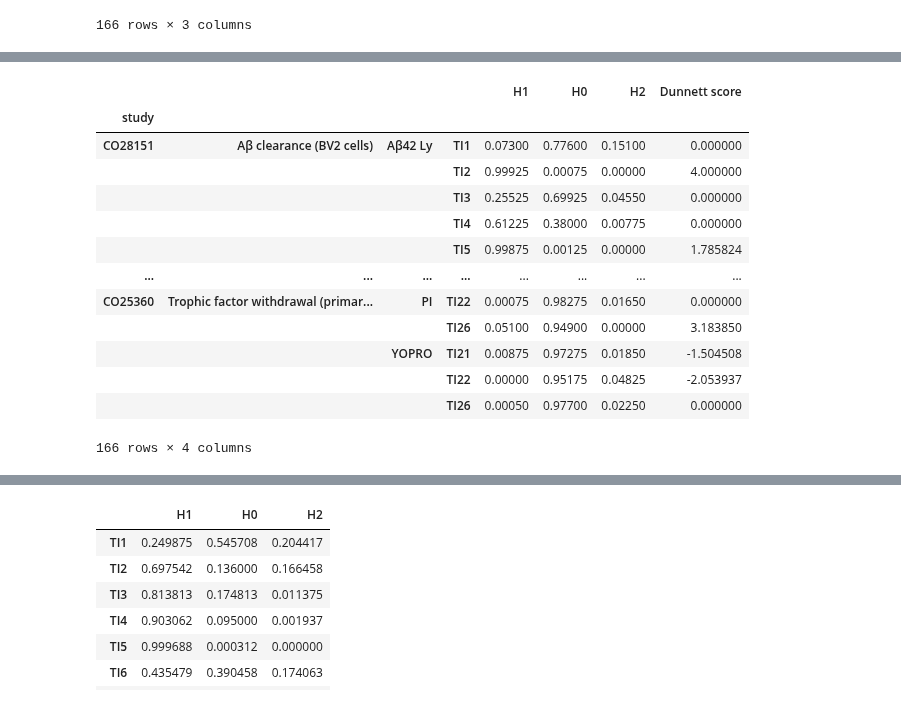
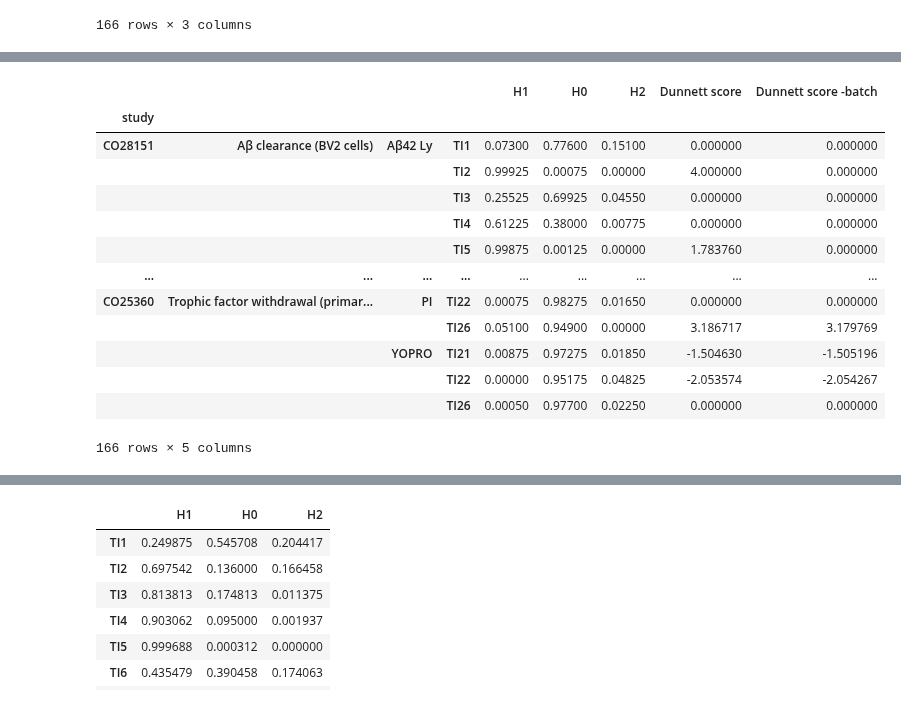
Before and after one commit to attilagk/CTNS-notebook, a Jupyter notebook: 2024-03-04-cell-bayes-vs-frequentist/2024-03-04-cell-bayes-vs-frequentist.ipynb, the cells around one changed output, grey strips where cells are left out. Drawn from its saved outputs; the diff is of its cells as text; code cells hidden in the pictures.

```diff
--- a/2024-03-04-cell-bayes-vs-frequentist/2024-03-04-cell-bayes-vs-frequentist.ipynb
+++ b/2024-03-04-cell-bayes-vs-frequentist/2024-03-04-cell-bayes-vs-frequentist.ipynb
@@ -140,8 +140,8 @@ def dunnett_aggregation(res, H1_increase=False):
 fpath = '../../resources/cell-based-assays/ideal-effects.csv'
 H1_increase_df = pd.read_csv(fpath, index_col=['experiment (nice)', 'assay (nice)'], usecols=['experiment (nice)', 'assay (nice)', 'H1_increase'])
 
-def my_dunnett(study, experiment, assay, TI, data=data, control_conc_log10=-9, return_summary=False, aggregate=True, H1_increase_df=H1_increase_df):
-    df = cba.extract_regr_data(study, experiment, assay, TI, data, return_data_reshaped=True)
+def my_dunnett(study, experiment, assay, TI, data=data, batch_corr=True, control_conc_log10=-9, return_summary=False, aggregate=True, H1_increase_df=H1_increase_df):
+    df = cba.extract_regr_data(study, experiment, assay, TI, data, return_data_reshaped=True, batch_corr=batch_corr)
     if df is None:
         return(None)
     gb = df.groupby('conc_log10')
@@ -243,9 +243,9 @@ P
 |  |  |  | TI26 | 0.00050 | 0.97700 | 0.02250 |
 166 rows × 3 columns
 # %%
-def main_dunnett(study, experiment, assay, TI, data=data, aggregate=True):
+def main_dunnett(study, experiment, assay, TI, data=data, aggregate=True, batch_corr=True):
     try:
-        val = my_dunnett(study, experiment, assay, TI, data=data, aggregate=aggregate)
+        val = my_dunnett(study, experiment, assay, TI, data=data, aggregate=aggregate, batch_corr=batch_corr)
     except Exception:
     #except (KeyError, AttributeError, error):
         val = None
@@ -283,2 +283,6 @@ CO25360  Trophic factor withdrawal (primary neurons)  PI       TI22    0.000000
                                                                TI26    0.000000
 Length: 166, dtype: float64
+# %%
+l = [main_dunnett(*x, aggregate=True, batch_corr=False) for x in P.index]
+Dunnett_s_nocorr = pd.Series(l, index=P.index)
+Dunnett_s_nocorr
@@ -285,19 +317,19 @@ Length: 166, dtype: float64
 # %%
-results = pd.concat([P, Dunnett_s.to_frame('Dunnett score')], axis=1)
+results = pd.concat([P, Dunnett_s.to_frame('Dunnett score'), Dunnett_s_nocorr.to_frame('Dunnett score -batch')], axis=1)
 results
 # %% [output]
-|  |  |  |  | H1 | H0 | H2 | Dunnett score |
-| study |  |  |  |  |  |  |  |
-| CO28151 | Aβ clearance (BV2 cells) | Aβ42 Ly | TI1 | 0.07300 | 0.77600 | 0.15100 | 0.000000 |
-|  |  |  | TI2 | 0.99925 | 0.00075 | 0.00000 | 4.000000 |
-|  |  |  | TI3 | 0.25525 | 0.69925 | 0.04550 | 0.000000 |
-|  |  |  | TI4 | 0.61225 | 0.38000 | 0.00775 | 0.000000 |
-|  |  |  | TI5 | 0.99875 | 0.00125 | 0.00000 | 1.785824 |
-| ... | ... | ... | ... | ... | ... | ... | ... |
-| CO25360 | Trophic factor withdrawal (primar... | PI | TI22 | 0.00075 | 0.98275 | 0.01650 | 0.000000 |
-|  |  |  | TI26 | 0.05100 | 0.94900 | 0.00000 | 3.183850 |
-|  |  | YOPRO | TI21 | 0.00875 | 0.97275 | 0.01850 | -1.504508 |
-|  |  |  | TI22 | 0.00000 | 0.95175 | 0.04825 | -2.053937 |
-|  |  |  | TI26 | 0.00050 | 0.97700 | 0.02250 | 0.000000 |
+|  |  |  |  | H1 | H0 | H2 | Dunnett score | Dunnett score -batch |
+| study |  |  |  |  |  |  |  |  |
+| CO28151 | Aβ clearance (BV2 cells) | Aβ42 Ly | TI1 | 0.07300 | 0.77600 | 0.15100 | 0.000000 | 0.000000 |
+|  |  |  | TI2 | 0.99925 | 0.00075 | 0.00000 | 4.000000 | 0.000000 |
+|  |  |  | TI3 | 0.25525 | 0.69925 | 0.04550 | 0.000000 | 0.000000 |
+|  |  |  | TI4 | 0.61225 | 0.38000 | 0.00775 | 0.000000 | 0.000000 |
+|  |  |  | TI5 | 0.99875 | 0.00125 | 0.00000 | 1.783760 | 0.000000 |
+| ... | ... | ... | ... | ... | ... | ... | ... | ... |
+| CO25360 | Trophic factor withdrawal (primar... | PI | TI22 | 0.00075 | 0.98275 | 0.01650 | 0.000000 | 0.000000 |
+|  |  |  | TI26 | 0.05100 | 0.94900 | 0.00000 | 3.186717 | 3.179769 |
+|  |  | YOPRO | TI21 | 0.00875 | 0.97275 | 0.01850 | -1.504630 | -1.505196 |
+|  |  |  | TI22 | 0.00000 | 0.95175 | 0.04825 | -2.053574 | -2.054267 |
+|  |  |  | TI26 | 0.00050 | 0.97700 | 0.02250 | 0.000000 | 0.000000 |
-166 rows × 4 columns
+166 rows × 5 columns
 # %%
```
Also changed, not shown: parts of 9 cells of this notebook, 1 other file.
